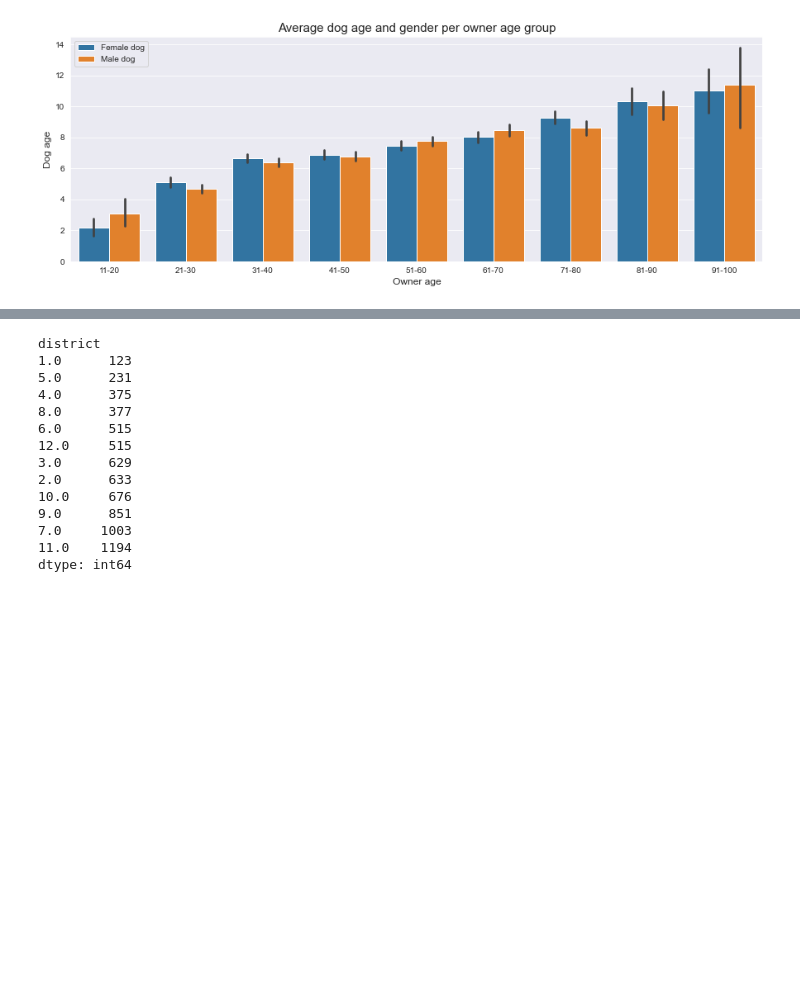
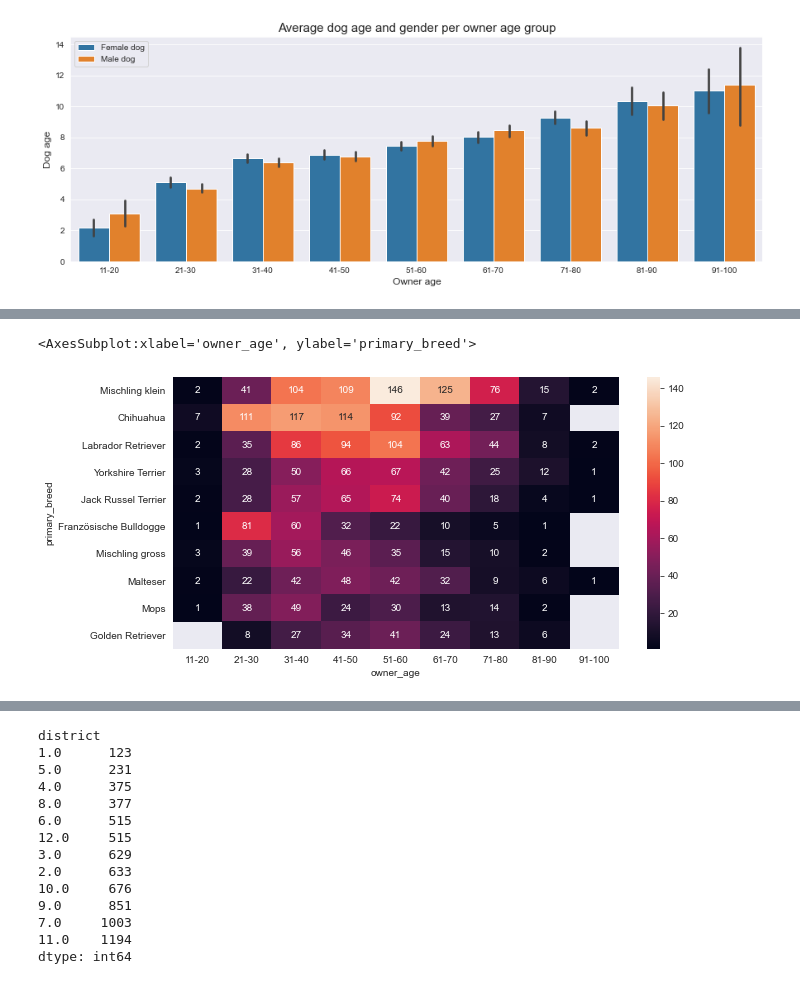
Before and after one commit to MartinWipf/Springboard, a Jupyter notebook: Dogs of Zurich.ipynb, the cells around one changed output, grey strips where cells are left out. Drawn from its saved outputs; the diff is of its cells as text; code cells hidden in the pictures; blank space fills up the shorter version.

```diff
--- a/Dogs of Zurich.ipynb
+++ b/Dogs of Zurich.ipynb
@@ -692,0 +766,7 @@ plt.show()
+# %%
+data_plot = data.groupby(['primary_breed','owner_age']).size()
+data_plot = data_plot.reset_index(name = 'count')
+data_plot = data_plot.pivot(index = 'primary_breed', columns = 'owner_age', values = 'count')
+data_plot['sum'] = data_plot.sum(axis = 1)
+data_plot = data_plot.sort_values('sum', ascending = False).head(20)
+data_plot
@@ -692,0 +792,7 @@ plt.show()
+# %%
+data_heatmap = data_plot.drop(columns=['sum'])
+plt.figure(figsize=(10,5))
+sns.heatmap(data_heatmap.head(10), annot=True, fmt= '.3g')
+# %% [output]
+<AxesSubplot:xlabel='owner_age', ylabel='primary_breed'>
+[figure, added]
```
Also changed, not shown: parts of 21 cells of this notebook.
